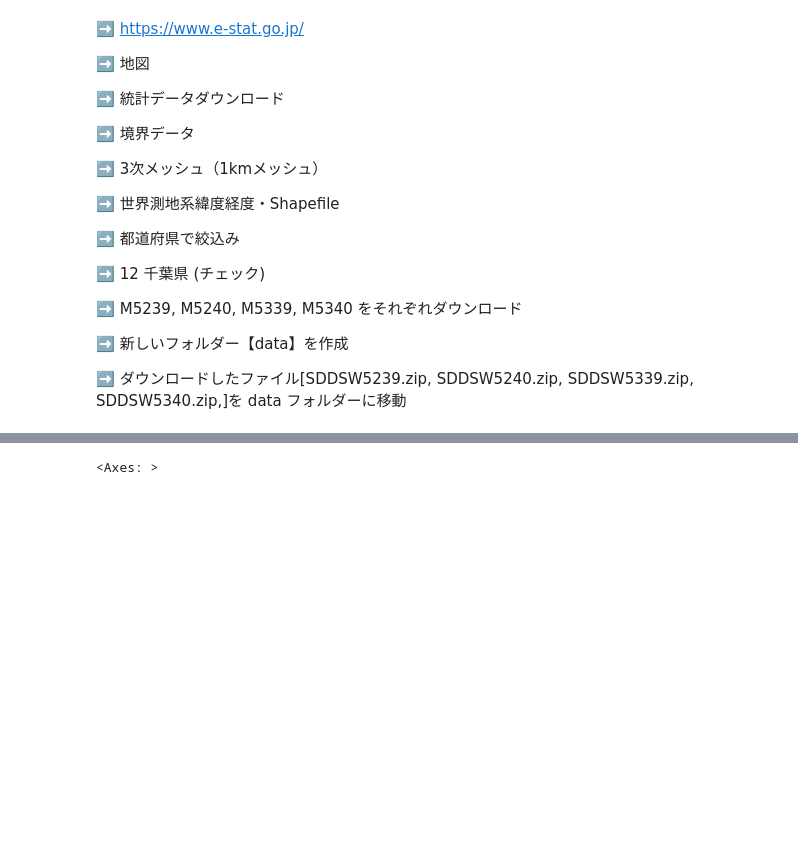
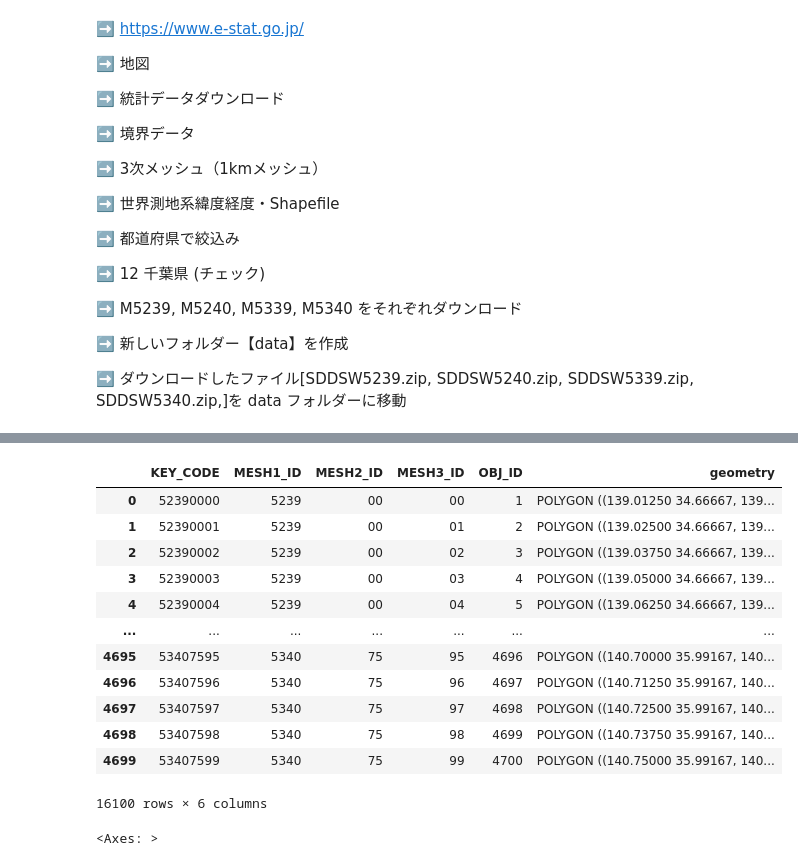
Before and after one commit to MHK334/GIS, a Jupyter notebook: week10/Week10.ipynb, the cells around one changed output, grey strips where cells are left out. Cells and saved outputs as stored; diff of their text form; code cells hidden in the pictures; blank space fills up the shorter version.

```diff
--- a/week10/Week10.ipynb
+++ b/week10/Week10.ipynb
@@ -94,7 +94,21 @@ chibamesh4 = gpd.read_file('data/SDDSWS5340.zip')
 4つのメッシュgeodataが揃った。では統合しましょう。空間データを統合するには geopandas の `gpd.pd.concat()` 関数を使う。
 # %%
 # combine all four mesh shapes
-chibamesh = gpd.pd.concat([chibamesh1,chibamesh2,chibamesh3,chibamesh4])
+gpd.pd.concat([chibamesh1,chibamesh2,chibamesh3,chibamesh4])
+# %% [output]
+|  | KEY_CODE | MESH1_ID | MESH2_ID | MESH3_ID | OBJ_ID | geometry |
+| 0 | 52390000 | 5239 | 00 | 00 | 1 | POLYGON ((139.01250 34.66667, 139... |
+| 1 | 52390001 | 5239 | 00 | 01 | 2 | POLYGON ((139.02500 34.66667, 139... |
+| 2 | 52390002 | 5239 | 00 | 02 | 3 | POLYGON ((139.03750 34.66667, 139... |
+| 3 | 52390003 | 5239 | 00 | 03 | 4 | POLYGON ((139.05000 34.66667, 139... |
+| 4 | 52390004 | 5239 | 00 | 04 | 5 | POLYGON ((139.06250 34.66667, 139... |
+| ... | ... | ... | ... | ... | ... | ... |
+| 4695 | 53407595 | 5340 | 75 | 95 | 4696 | POLYGON ((140.70000 35.99167, 140... |
+| 4696 | 53407596 | 5340 | 75 | 96 | 4697 | POLYGON ((140.71250 35.99167, 140... |
+| 4697 | 53407597 | 5340 | 75 | 97 | 4698 | POLYGON ((140.72500 35.99167, 140... |
+| 4698 | 53407598 | 5340 | 75 | 98 | 4699 | POLYGON ((140.73750 35.99167, 140... |
+| 4699 | 53407599 | 5340 | 75 | 99 | 4700 | POLYGON ((140.75000 35.99167, 140... |
+16100 rows × 6 columns
 # %%
 # quick plot
 chibamesh.plot(figsize=(20,20),edgecolor='white',linewidth=0.1,column='MESH1_ID')
```
Also changed, not shown: 8 other files.
